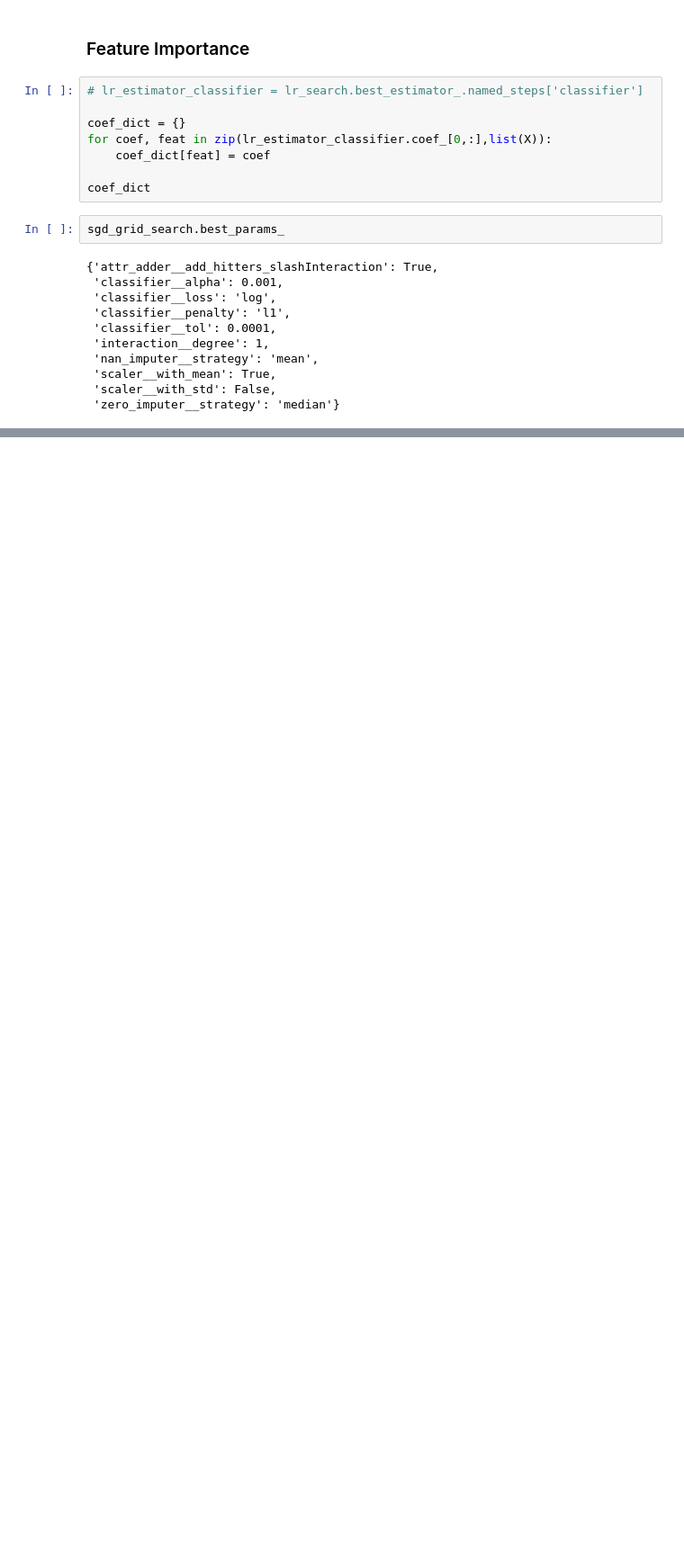
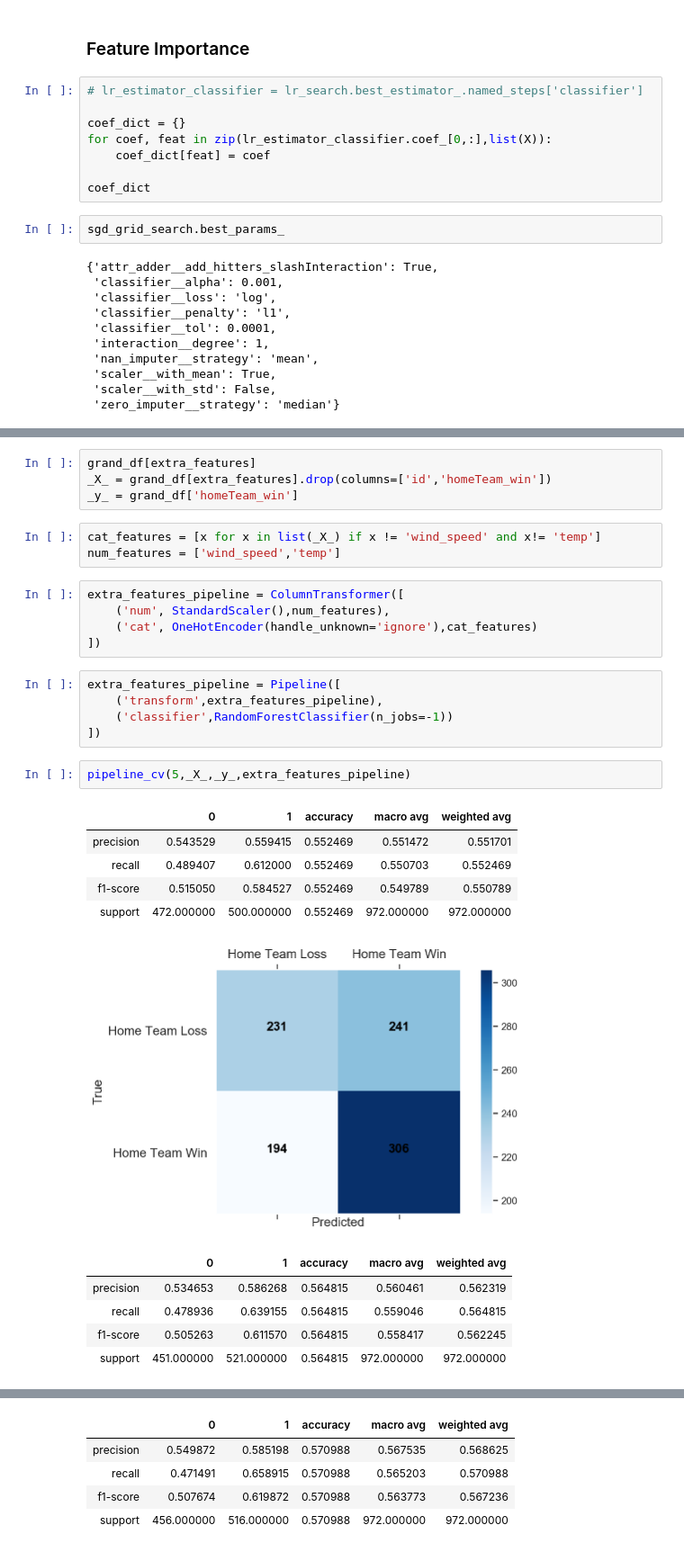
Before and after one commit to schlinkertc/mlb_predictions, a Jupyter notebook: modeling.ipynb, the cells around one changed output, grey strips where cells are left out. Shown at 90% size. Drawn from its saved outputs; the diff is of its cells as text; blank space fills up the shorter version.

```diff
--- a/modeling.ipynb
+++ b/modeling.ipynb
@@ -1207,0 +988,31 @@ sgd_clf = SGDClassifier()
+# %%
+grand_df[extra_features]
+_X_ = grand_df[extra_features].drop(columns=['id','homeTeam_win'])
+_y_ = grand_df['homeTeam_win']
+# %%
+cat_features = [x for x in list(_X_) if x != 'wind_speed' and x!= 'temp']
+num_features = ['wind_speed','temp']
+# %%
+extra_features_pipeline = ColumnTransformer([
+    ('num', StandardScaler(),num_features),
+    ('cat', OneHotEncoder(handle_unknown='ignore'),cat_features)
+])
+# %%
+extra_features_pipeline = Pipeline([
+    ('transform',extra_features_pipeline),
+    ('classifier',RandomForestClassifier(n_jobs=-1))
+])
+# %%
+pipeline_cv(5,_X_,_y_,extra_features_pipeline)
+# %% [output]
+|  | 0 | 1 | accuracy | macro avg | weighted avg |
+| precision | 0.543529 | 0.559415 | 0.552469 | 0.551472 | 0.551701 |
+| recall | 0.489407 | 0.612000 | 0.552469 | 0.550703 | 0.552469 |
+| f1-score | 0.515050 | 0.584527 | 0.552469 | 0.549789 | 0.550789 |
+| support | 472.000000 | 500.000000 | 0.552469 | 972.000000 | 972.000000 |
+[figure, added]
+|  | 0 | 1 | accuracy | macro avg | weighted avg |
+| precision | 0.534653 | 0.586268 | 0.564815 | 0.560461 | 0.562319 |
+| recall | 0.478936 | 0.639155 | 0.564815 | 0.559046 | 0.564815 |
+| f1-score | 0.505263 | 0.611570 | 0.564815 | 0.558417 | 0.562245 |
+| support | 451.000000 | 521.000000 | 0.564815 | 972.000000 | 972.000000 |
@@ -1207,0 +1020,5 @@ sgd_clf = SGDClassifier()
+|  | 0 | 1 | accuracy | macro avg | weighted avg |
+| precision | 0.549872 | 0.585198 | 0.570988 | 0.567535 | 0.568625 |
+| recall | 0.471491 | 0.658915 | 0.570988 | 0.565203 | 0.570988 |
+| f1-score | 0.507674 | 0.619872 | 0.570988 | 0.563773 | 0.567236 |
+| support | 456.000000 | 516.000000 | 0.570988 | 972.000000 | 972.000000 |
```
Also changed, not shown: parts of 42 cells of this notebook, 12 other files.
